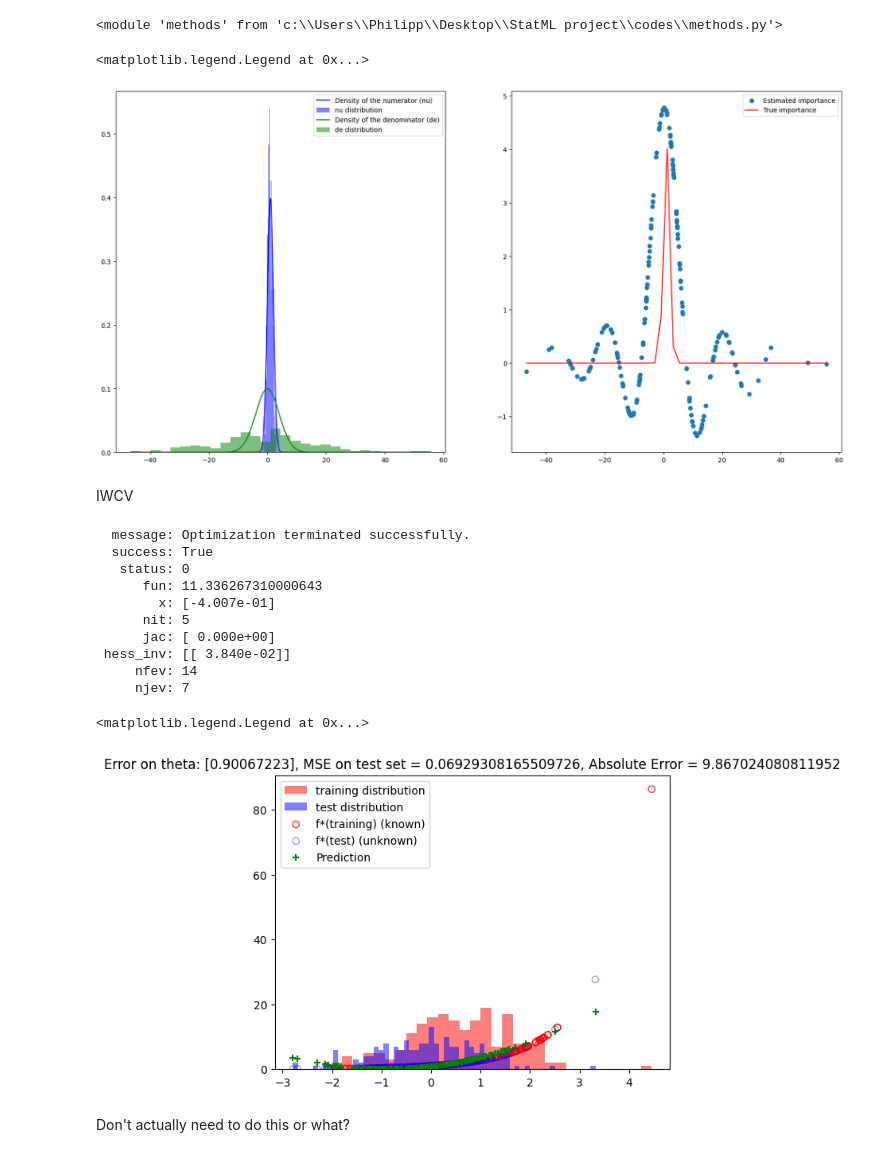
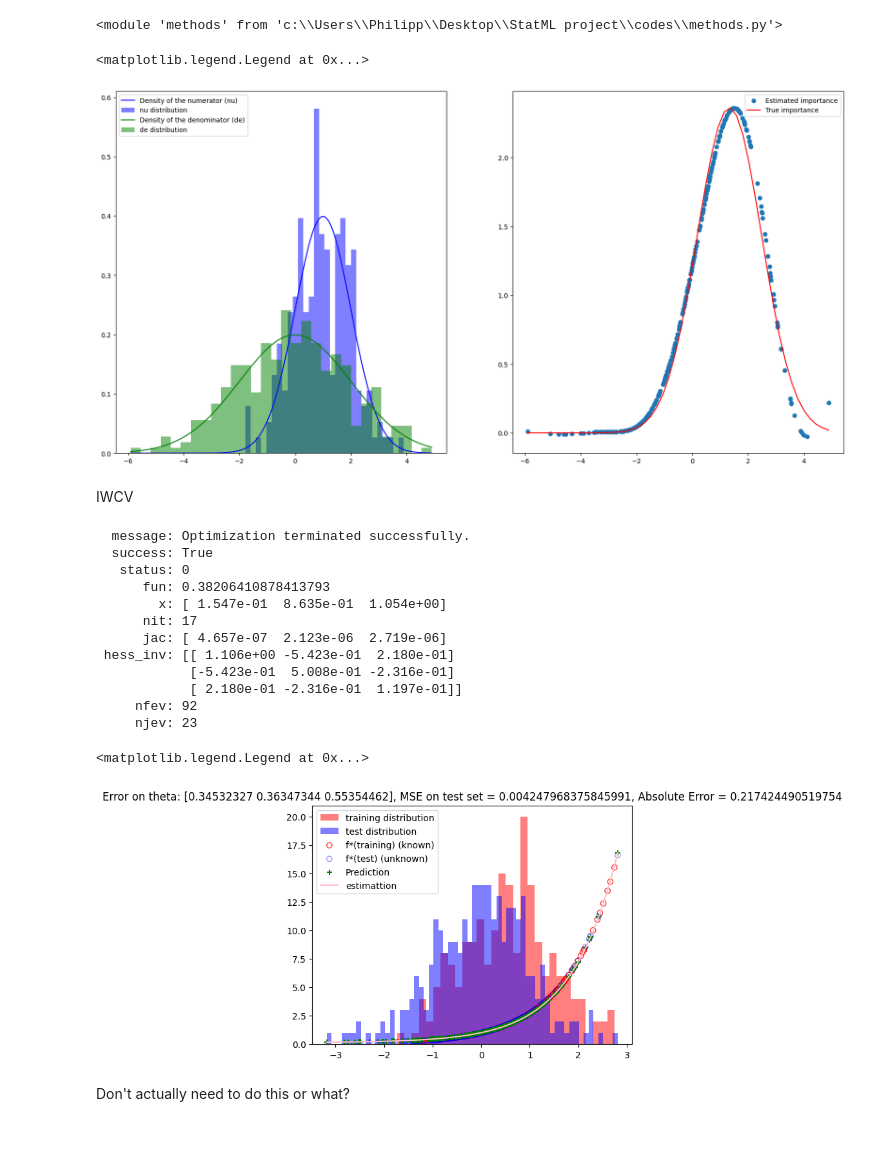
Before and after one commit to kspinakisepfl/stml-covariate-shift, a Jupyter notebook: codes/test.ipynb, the cells around one changed output. Cells and saved outputs as stored; diff of their text form; code cells hidden in the pictures.

```diff
--- a/codes/test.ipynb
+++ b/codes/test.ipynb
@@ -15,13 +15,13 @@ plot_precision = 1000
 
 
 n_nu = 200
-n_de = 200
+n_de = 300
 #np.random.seed(1)
 mu_nu, sigma_nu = 1, 1
-mu_de, sigma_de = 0, 1
+mu_de, sigma_de = 0, 2
 
-nu_data = np.random.normal(loc = mu_nu, scale = sigma_nu**2, size = n_nu)
-de_data = np.random.normal(loc = mu_de, scale = sigma_de**2, size = n_de)
+nu_data = np.random.normal(loc = mu_nu, scale = sigma_nu, size = n_nu)
+de_data = np.random.normal(loc = mu_de, scale = sigma_de, size = n_de)
 
 f_nu = lambda x: 1/np.sqrt(2*np.pi*sigma_nu**2)*np.exp(-(x - mu_nu)**2/(2*sigma_nu**2))
 f_de = lambda x: 1/np.sqrt(2*np.pi*sigma_de**2)*np.exp(-(x - mu_de)**2/(2*sigma_de**2))
@@ -66,14 +66,14 @@ ax[1].plot(x2, w(x2), label = "True importance", color = "red")
 ax[1].legend()
 # %% [output]
 <matplotlib.legend.Legend at 0x...>
-[figure, old version]
+[figure, new version]
 # %% [markdown]
 IWCV
 # %%
 true_f = lambda x: np.exp(x)
 
 n_tr = 200
-n_te = 200
+n_te = 300
 
 mu_tr, sigma_tr = 1/2, 1
 mu_te, sigma_te = 0, 1
@@ -96,8 +96,10 @@ plt.scatter(x_te, y_te, facecolors = 'none', edgecolors = 'b', label = "f*(test)
 
 #f = lambda x, theta: (1 / (np.sqrt(2 * np.pi * theta[1]**2))) * np.exp(-((x - theta[0])**2) / (2 * theta[1]**2))
 perturbation = 0.5
-f = lambda x, theta: (x- theta + perturbation)**2
-
+#f = lambda x, theta: (x- theta + perturbation)**2
+#f = lambda x, theta: theta[0] + theta[1]*np.cos(x*theta[2])
+f = lambda x, theta: theta[0] + theta[1]*np.exp(theta[2]*x)
+dim_theta = 3
 #dimension_of_parameter = n_te
 #theta = np.zeros((1, n_te))
 #f = lambda x, theta: np.sum([theta[i] * K(x, x_te[i]) for i in range(n_te)])
@@ -106,45 +108,49 @@ f = lambda x, theta: (x- theta + perturbation)**2
 L = lambda x,y: np.linalg.norm(x-y)**2
 
 #theta_opti = met.IWCV(f, dimension_of_parameter, L, x_te, training_set, 0.5, 0.2)
-theta_opti = met.IWCV(f, L, x_te, training_set, 0.5, 0.2)
+theta_opti, f_opti = met.IWCV(f, dim_theta, L, x_te, training_set, 0.5, 0.2)
 
 
-f_opti = lambda x: f(x, theta_opti)
+#f_opti = lambda x: f(x, theta_opti)
 #print(theta_opti)
 plt.scatter(x_te, f_opti(x_te), label ="Prediction", color = "green", marker = "+")
+y_2 = np.linspace(min(x_te), max(x_te),100)
+plt.plot(y_2, f_opti(y_2), color = "pink", label ="estimattion")
 
 
 #Compute MSE on test set:
 avg_MSE_test = np.linalg.norm(f_opti(x_te) - y_te) / n_te
 AE = max(np.abs(f_opti(x_te) - y_te))
 
 plt.title(f"Error on theta: {np.abs(theta_opti - perturbation)}, MSE on test set = {avg_MSE_test}, Absolute Error = {AE}")
 plt.legend()
 
 #textbox = '\n'.join([
 #    f"Error on theta: {np.abs(theta_opti - perturbation)}",
 #    f"MSE on test set: {avg_MSE_test}",
 #    f"Absolute Error = {AE}"
 #])
 
 # Define the properties for the bounding box (fixing the key name)
 #bbox_ = dict(boxstyle = "square", facecolor = "gray", alpha = 1)#0.5)
 
 # Adding the text directly to the default figure
 #plt.text(0.5, 0.9, textbox, fontsize = 10, bbox = bbox_, verticalalignment = "top")#, ha="right")
 # %% [output]
   message: Optimization terminated successfully.
   success: True
    status: 0
-      fun: 11.336267310000643
-        x: [-4.007e-01]
-      nit: 5
-      jac: [ 0.000e+00]
- hess_inv: [[ 3.840e-02]]
-     nfev: 14
-     njev: 7
+      fun: 0.38206410878413793
+        x: [ 1.547e-01  8.635e-01  1.054e+00]
+      nit: 17
+      jac: [ 4.657e-07  2.123e-06  2.719e-06]
+ hess_inv: [[ 1.106e+00 -5.423e-01  2.180e-01]
+            [-5.423e-01  5.008e-01 -2.316e-01]
+            [ 2.180e-01 -2.316e-01  1.197e-01]]
+     nfev: 92
+     njev: 23
 <matplotlib.legend.Legend at 0x...>
-[figure, old version]
+[figure, new version]
 # %% [markdown]
 Don't actually need to do this or what?
 # %%
```
Also changed, not shown: parts of 1 cell of this notebook, 1 other file.
